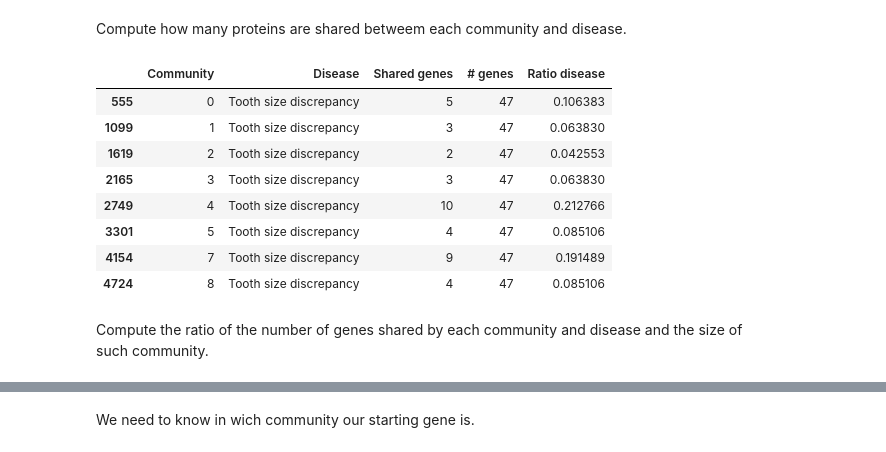
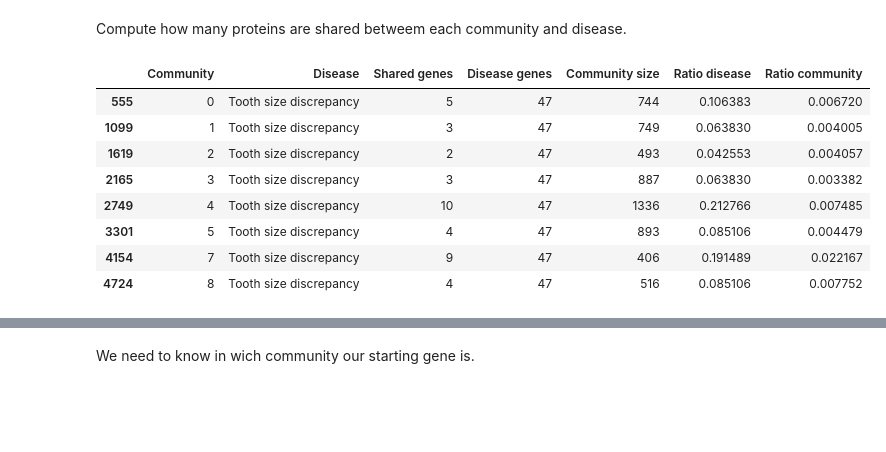
Before and after one commit to nikodallanoce/ComputationalHealthLaboratory, a Jupyter notebook: Project_CHL.ipynb, the cells around one changed output, grey strips where cells are left out. Drawn from its saved outputs; the diff is of its cells as text; code cells hidden in the pictures; blank space fills up the shorter version.

```diff
--- a/Project_CHL.ipynb
+++ b/Project_CHL.ipynb
@@ -403,8 +411,3 @@ Compute the mean number of nodes of those community kept after the pruning on th
 # %%
-mean_size_communities = 0
-for community in communities:
-    mean_size_communities += len(community)
-
-mean_size_communities /= len(communities)
-print("Mean size of communities: {0}".format(str(mean_size_communities)))
+print("Mean size of communities: {0}".format(str(mean_size_communities(communities))))
 # %% [output]
@@ -432,9 +455,10 @@ Mean diseases for those communities with one node: 2.2324127906976745
 # %% [markdown]
 At last compute the mean number of nodes for the diseases.
 # %%
-mean_size_diseases = 0
-for _, disease in diseases.items():
-    mean_size_diseases += len(disease['genes'])
+def mean_genes_diseases(diseases: dict) -> float:
+    mean_size = 0
+    for _, disease in diseases.items():
+        mean_size += len(disease['genes'])
 
-mean_size_diseases /= len(diseases.keys())
-print("Mean number of genes for disease: {0}".format(mean_size_diseases))
+    mean_size /= len(diseases.keys())
+    return mean_size
@@ -458,37 +484,44 @@ True
 # %% [markdown]
 Compute how many proteins are shared betweem each community and disease.
 # %%
-def communities_ranking(communities: list, diseases: dict) -> list:
-    communities_rank = list()  # pd.DataFrame(columns=["com", "disease", "rel_val", "common_genes"])
+def communities_metrics(communities: list, diseases: dict) -> pd.DataFrame:
+    df_ranks = list()
     for i, community in enumerate(communities):
         tot_genes = dict()
         shared_genes = dict()
         for k, disease in diseases.items():
             genes = disease['genes']
             shared_genes_community = intersection(genes, community)
-            tot_genes[k]= len(genes)
+            tot_genes[k] = len(genes)
             shared_genes[k] = len(shared_genes_community)
 
         for j in range(len(tot_genes)):
             n_genes, n_shared_genes = tot_genes[j], shared_genes[j]
             if n_shared_genes > 1:
-                communities_rank.append({"Community": i, "Disease": diseases[j]['name'], "Shared genes": n_shared_genes, "# genes": n_genes})
+                df_ranks.append({"Community": i, "Disease": diseases[j]['name'], "Shared genes": n_shared_genes,
+                                 "Disease genes": n_genes, "Community size": len(community)})
 
-    communities_rank = pd.DataFrame.from_dict(communities_rank)
-    communities_rank["Ratio disease"] = communities_rank['Shared genes'] / communities_rank['# genes']
-    return communities_rank
+    df_ranks = pd.DataFrame(df_ranks)
+
+    # Ratio of the shared genes (between community and disease pathway) and the number of genes in the disease
+    df_ranks["Ratio disease"] = df_ranks['Shared genes'] / df_ranks['Disease genes']
+
+    # Ratio of the shared genes (between community and disease pathway) and the size of the community
+    df_ranks['Ratio community'] = df_ranks["Shared genes"] / df_ranks["Community size"]
+
+    # Relevance of the  based on the previous computed metrics
+    df_ranks["Relevance"] = df_ranks["Ratio disease"] * df_ranks["Ratio community"]
+    return df_ranks
 # %%
-communities_rank = communities_ranking(communities, diseases)
+communities_rank = communities_metrics(communities, diseases)
 communities_rank[communities_rank["Disease"]=="Tooth size discrepancy"]
 # %% [output]
-|  | Community | Disease | Shared genes | # genes | Ratio disease |
-| 555 | 0 | Tooth size discrepancy | 5 | 47 | 0.106383 |
-| 1099 | 1 | Tooth size discrepancy | 3 | 47 | 0.063830 |
-| 1619 | 2 | Tooth size discrepancy | 2 | 47 | 0.042553 |
-| 2165 | 3 | Tooth size discrepancy | 3 | 47 | 0.063830 |
-| 2749 | 4 | Tooth size discrepancy | 10 | 47 | 0.212766 |
-| 3301 | 5 | Tooth size discrepancy | 4 | 47 | 0.085106 |
-| 4154 | 7 | Tooth size discrepancy | 9 | 47 | 0.191489 |
-| 4724 | 8 | Tooth size discrepancy | 4 | 47 | 0.085106 |
+|  | Community | Disease | Shared genes | Disease genes | Community size | Ratio disease | Ratio community |
+| 555 | 0 | Tooth size discrepancy | 5 | 47 | 744 | 0.106383 | 0.006720 |
+| 1099 | 1 | Tooth size discrepancy | 3 | 47 | 749 | 0.063830 | 0.004005 |
+| 1619 | 2 | Tooth size discrepancy | 2 | 47 | 493 | 0.042553 | 0.004057 |
+| 2165 | 3 | Tooth size discrepancy | 3 | 47 | 887 | 0.063830 | 0.003382 |
+| 2749 | 4 | Tooth size discrepancy | 10 | 47 | 1336 | 0.212766 | 0.007485 |
+| 3301 | 5 | Tooth size discrepancy | 4 | 47 | 893 | 0.085106 | 0.004479 |
+| 4154 | 7 | Tooth size discrepancy | 9 | 47 | 406 | 0.191489 | 0.022167 |
+| 4724 | 8 | Tooth size discrepancy | 4 | 47 | 516 | 0.085106 | 0.007752 |
-# %% [markdown]
-Compute the ratio of the number of genes shared by each community and disease and the size of such community.
```
Also changed, not shown: parts of 101 cells of this notebook, 3 other files.
